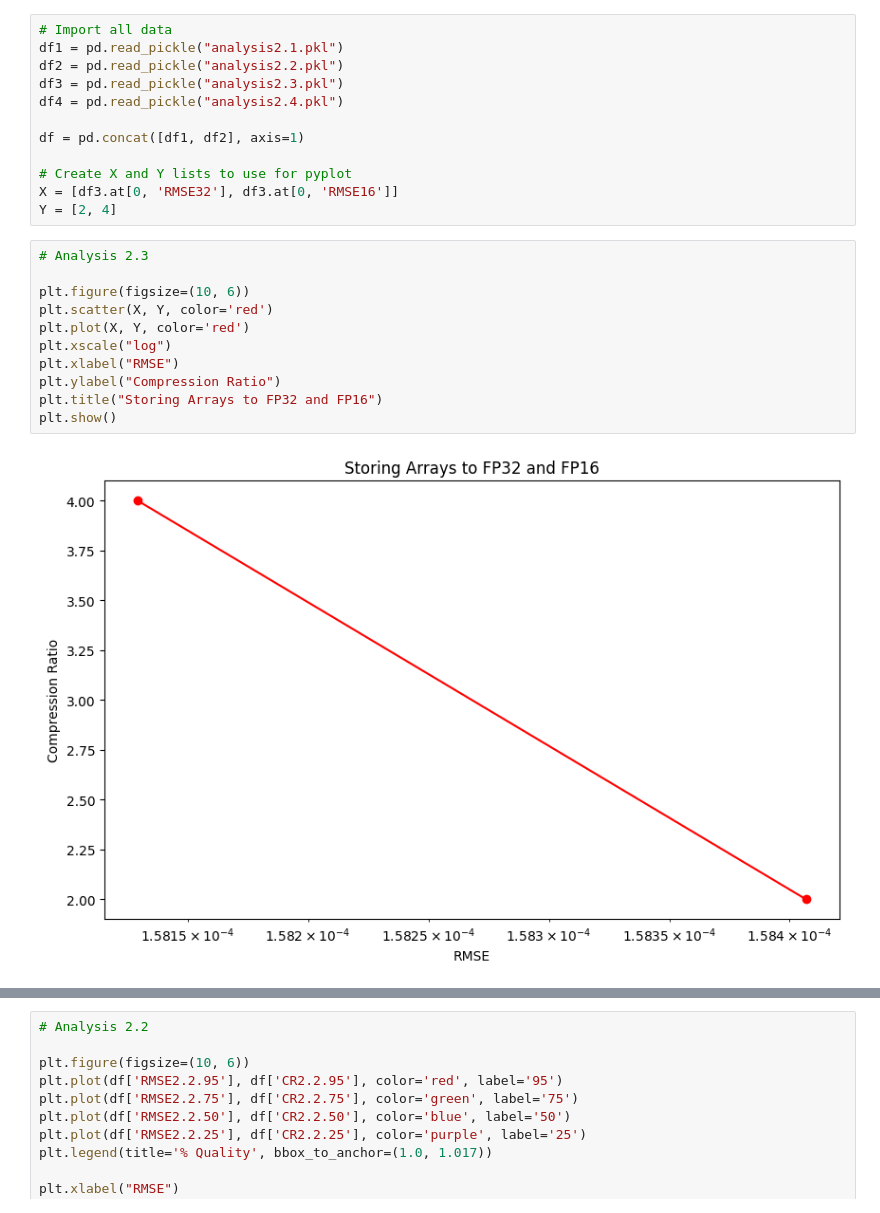
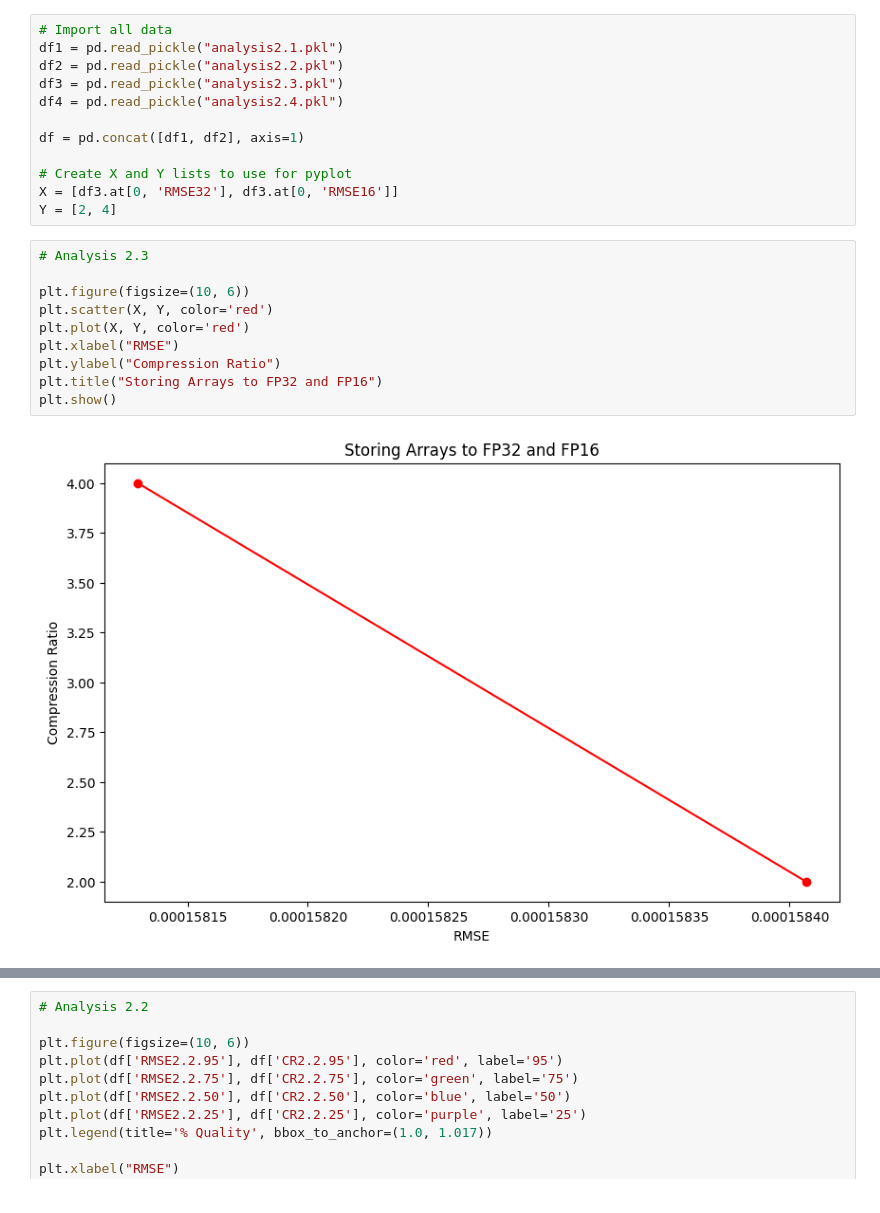
Before and after one commit to sarthaag/data-compression, a Jupyter notebook: analysis2_combined.ipynb, the cells around one changed output, grey strips where cells are left out. Drawn from its saved outputs; the diff is of its cells as text.

```diff
--- a/analysis2_combined.ipynb
+++ b/analysis2_combined.ipynb
@@ -16,16 +16,15 @@ Y = [2, 4]
 # %%
 # Analysis 2.3
 
 plt.figure(figsize=(10, 6))
 plt.scatter(X, Y, color='red')
 plt.plot(X, Y, color='red')
-plt.xscale("log")
 plt.xlabel("RMSE")
 plt.ylabel("Compression Ratio")
 plt.title("Storing Arrays to FP32 and FP16")
 plt.show()
 # %% [output]
-[figure, old version]
+[figure, new version]
 # %%
 # Analysis 2.1
 
```
Also changed, not shown: parts of 3 cells of this notebook, 3 other files.
